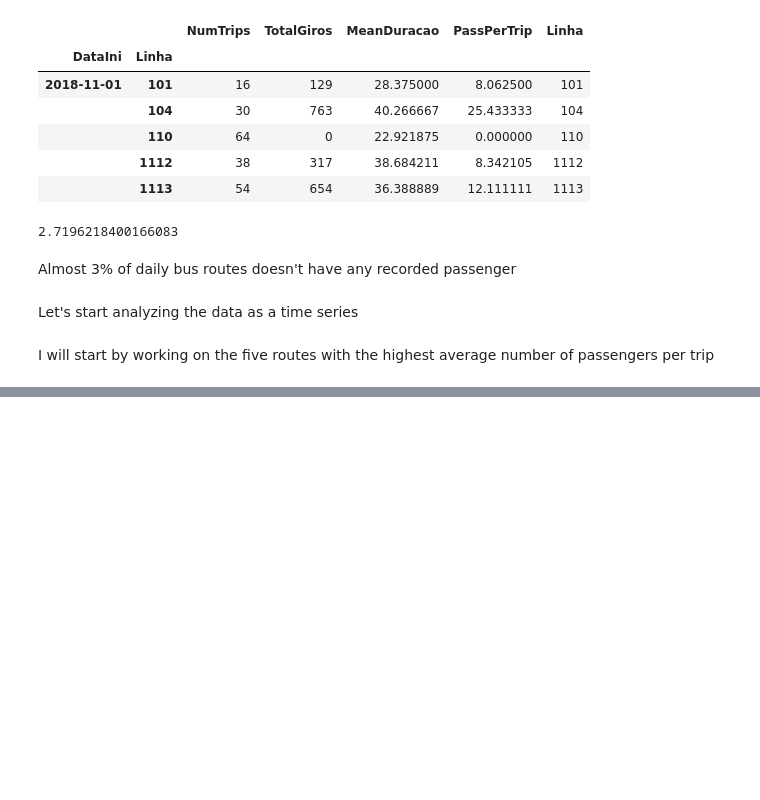
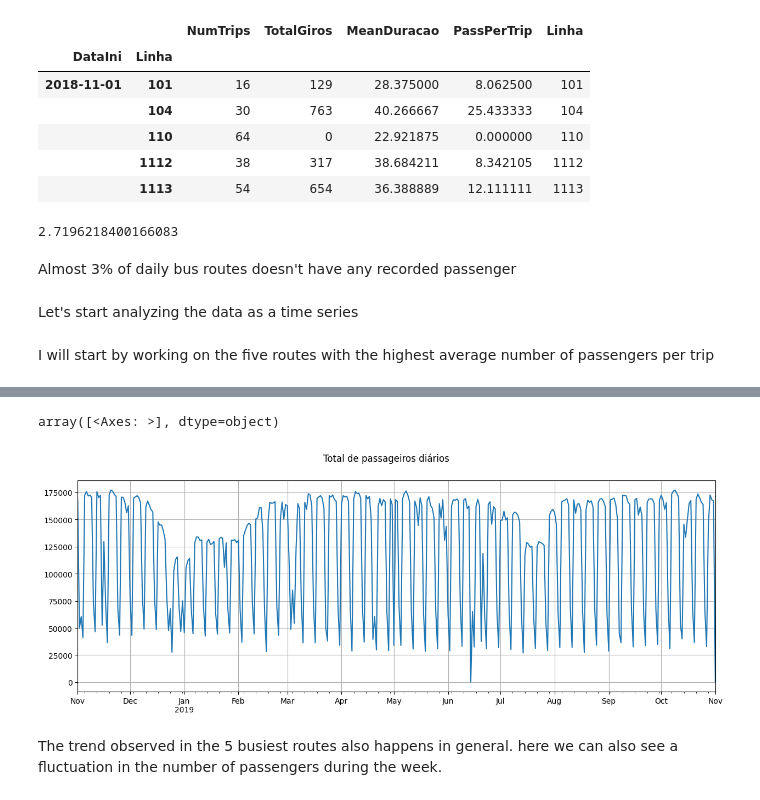
Before and after one commit to afego/ppgc-uff-machine-learning, a Jupyter notebook: florianopolis-bus/floripa-bus.ipynb, the cells around one changed output, grey strips where cells are left out. Cells and saved outputs as stored; diff of their text form; code cells hidden in the pictures; blank space fills up the shorter version.

```diff
--- a/florianopolis-bus/floripa-bus.ipynb
+++ b/florianopolis-bus/floripa-bus.ipynb
@@ -453,5 +459,0 @@ for route in routes_most_ppt:
-# %%
-ts = df.set_index('DataIni')
-ts = ts.drop(['DataFim','HoraFim','NoVeículo','HourEnd','AvgSpeed'],axis=1)
-ts.info()
-ts.head()
@@ -485,0 +466,11 @@ plt.show()
+# %%
+aggreg = {
+    "Sentido":"count",
+    "TotalGiros":"sum",
+    "DuracaoMinutes":"mean"
+}
+
+data_df = df.groupby("DataIni").agg(aggreg).rename(columns={"Sentido":"NumTrips","DuracaoMinutes":"MeanDuracao"})
+data_df['PassPerTrip'] = data_df['TotalGiros']/data_df['NumTrips']
+data_df.info()
+data_df.head()
@@ -485,0 +496,15 @@ plt.show()
+# %%
+ticks = [t for t in data_df.index if t.day_of_week == 1]
+data_df[['TotalGiros']].plot(title=f'Total de passageiros diários',
+                             subplots=True,
+                             legend=False,
+                             xlabel="",
+                             grid=True,
+                             figsize=(15,5),
+                             #xticks=ticks
+                             )
+# %% [output]
+array([<Axes: >], dtype=object)
+[figure, added]
+# %% [markdown]
+The trend observed in the 5 busiest routes also happens in general. here we can also see a fluctuation in the number of passengers during the week.
```
Also changed, not shown: parts of 11 cells of this notebook.
